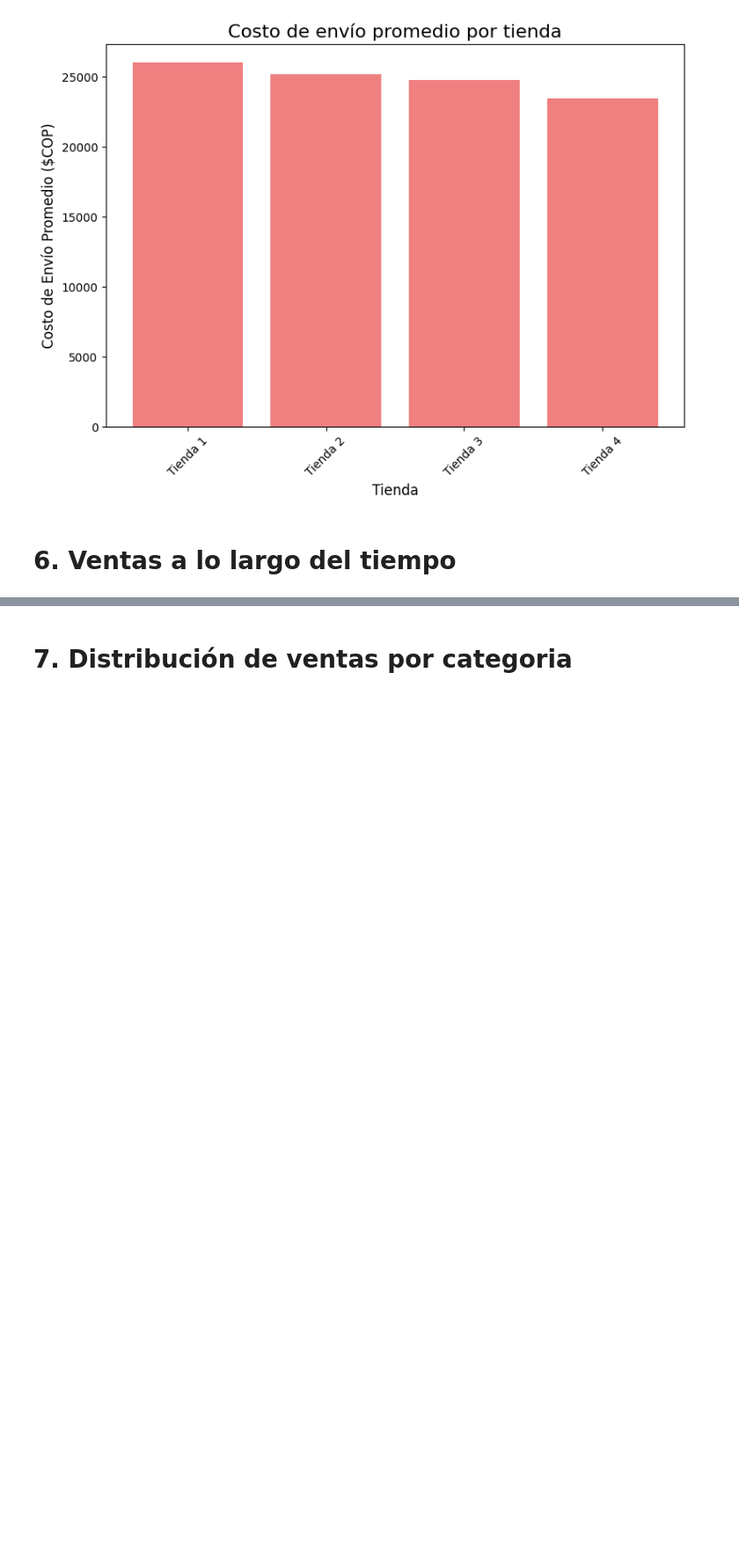
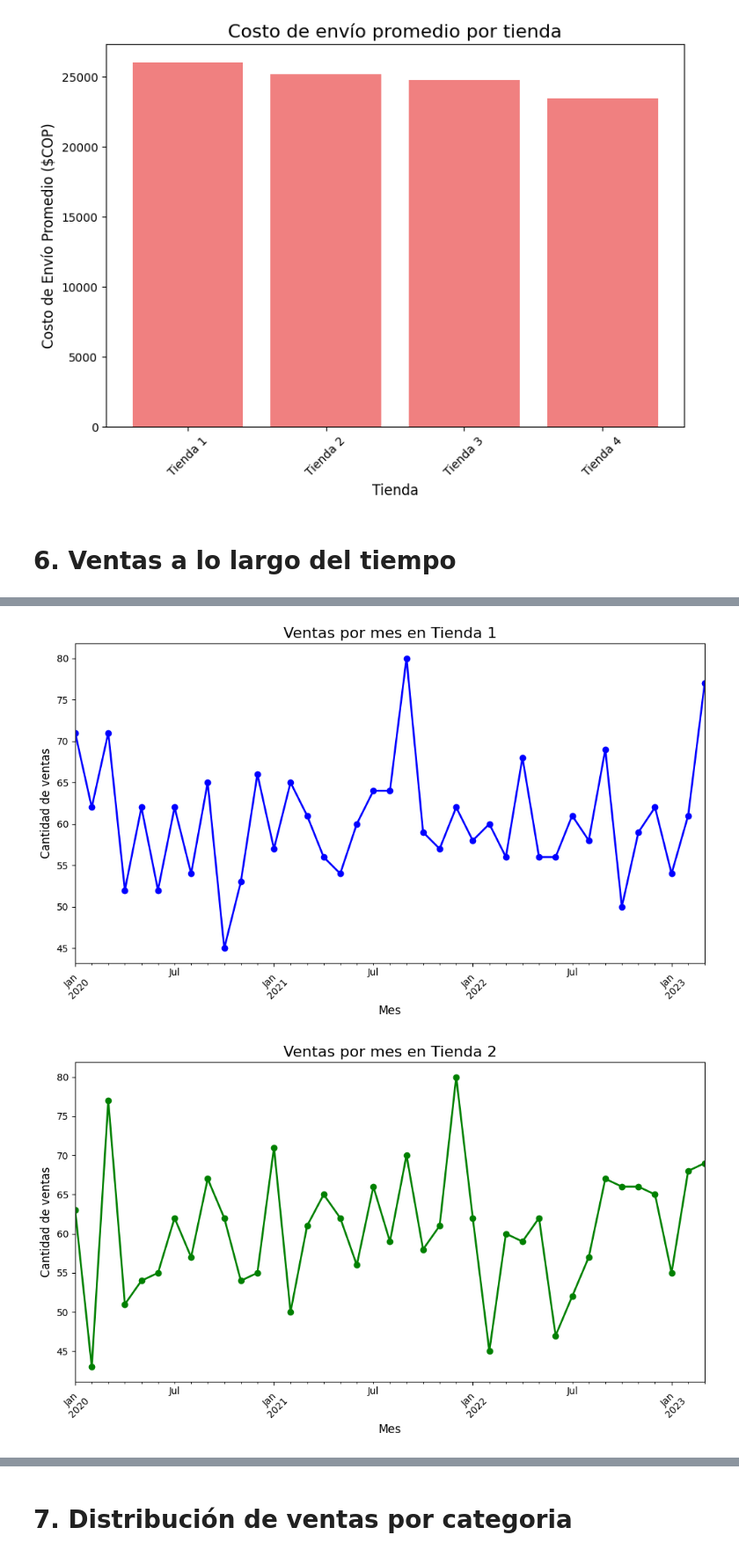
Before and after one commit to adsecv/cas, a Jupyter notebook: AluraStoreLatam.ipynb, the cells around one changed output, grey strips where cells are left out. Shown at 88% size. Saved outputs shown, nothing was run; the diff lists cells and outputs as text; code cells hidden in the pictures; blank space fills up the shorter version.

```diff
--- a/AluraStoreLatam.ipynb
+++ b/AluraStoreLatam.ipynb
@@ -218,0 +133,16 @@ Ciencia de datos con Python        38
+# %%
+# Calcula y muestra top 5 productos más y menos vendidos por tienda
+for nombre, (df, _) in tiendas.items():
+    # Cuenta ventas por producto
+    ventas = df.groupby('Producto').size().reset_index(name='Ventas')
+
+    # Obtiene top 5 más y menos vendidos
+    top5_mas = ventas.sort_values('Ventas', ascending=False).head(5).reset_index(drop=True)
+    top5_menos = ventas.sort_values('Ventas', ascending=True).head(5).reset_index(drop=True)
+
+    # Imprime resultados con alineación
+    print(f"Top 5 productos más vendidos {nombre}:")
+    print(top5_mas[['Producto', 'Ventas']].to_string(index=False, justify='center', col_space=15))
+    print(f"\nTop 5 productos menos vendidos {nombre}:")
+    print(top5_menos[['Producto', 'Ventas']].to_string(index=False, justify='center', col_space=15))
+    print()
@@ -237,0 +169,7 @@ Costo de envío promedio tienda 4: $23,459.46
+# %%
+# Calcula el costo de envío promedio por tienda
+costos_envio = {nombre: df['Costo de envío'].mean() for nombre, (df, _) in tiendas.items()}
+
+# Imprime los resultados con formato
+for nombre, costo in costos_envio.items():
+    print(f"Costo de envío promedio {nombre}: ${costo:,.2f}")
@@ -325,0 +199,25 @@ plt.show()
+# %%
+# Configura datos y grafica ventas por mes para cada tienda
+for nombre, (df, color) in tiendas.items():
+    # Convierte "Fecha de Compra" a datetime
+    df['Fecha de Compra'] = pd.to_datetime(df['Fecha de Compra'], dayfirst=True)
+
+    # Agrupa por mes y cuenta ventas
+    ventas_por_fecha = df.groupby(df['Fecha de Compra'].dt.to_period('M')).size()
+
+    # Grafica las ventas
+    plt.figure(figsize=(10, 6))
+    ventas_por_fecha.plot(kind='line', color=color, marker='o', linestyle='-', linewidth=2)
+
+    # Títulos y etiquetas
+    plt.title(f'Ventas por mes en {nombre}', fontsize=16)
+    plt.xlabel('Mes', fontsize=12)
+    plt.ylabel('Cantidad de ventas', fontsize=12)
+    plt.xticks(rotation=45)
+    plt.tight_layout()
+
+    # Muestra gráfico
+    plt.show()
+# %% [output]
+[figure, added]
+[figure, added]
```
Also changed, not shown: parts of 22 cells of this notebook.
